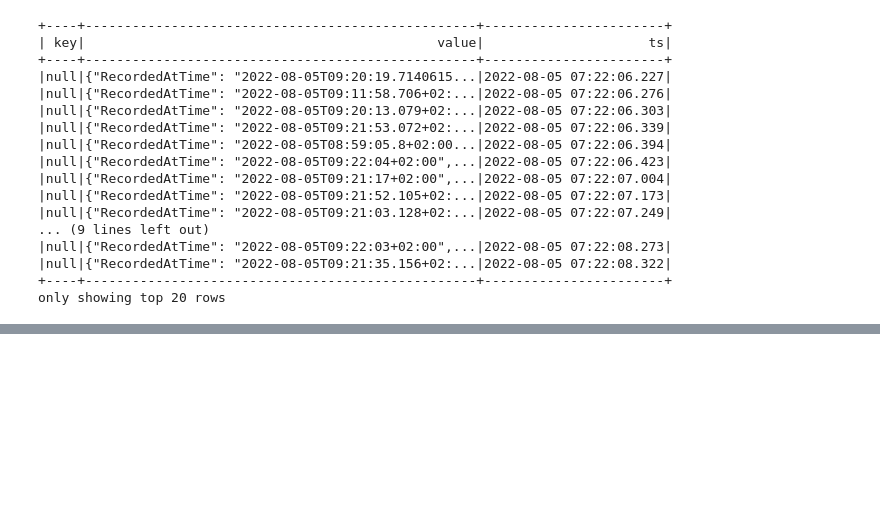
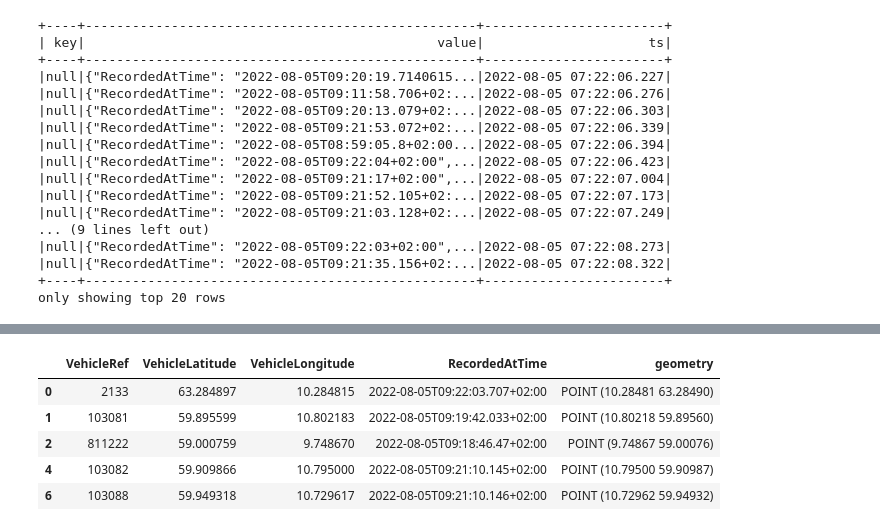
Before and after one commit to Norskeaksel/RealTimeDataProject, a Jupyter notebook: mnt/pyspark/01_Dev.ipynb, the cells around one changed output, grey strips where cells are left out. Saved outputs shown, nothing was run; the diff lists cells and outputs as text; code cells hidden in the pictures; blank space fills up the shorter version.

```diff
--- a/mnt/pyspark/01_Dev.ipynb
+++ b/mnt/pyspark/01_Dev.ipynb
@@ -116,0 +214,11 @@ only showing top 20 rows
+# %%
+geometry = geopandas.points_from_xy(df_locations.VehicleLongitude, df_locations.VehicleLatitude)
+geo_df = geopandas.GeoDataFrame(df_locations[['VehicleRef','VehicleLatitude','VehicleLongitude','RecordedAtTime']], geometry=geometry)
+geo_df.head()
+# %% [output]
+|  | VehicleRef | VehicleLatitude | VehicleLongitude | RecordedAtTime | geometry |
+| 0 | 2133 | 63.284897 | 10.284815 | 2022-08-05T09:22:03.707+02:00 | POINT (10.28481 63.28490) |
+| 1 | 103081 | 59.895599 | 10.802183 | 2022-08-05T09:19:42.033+02:00 | POINT (10.80218 59.89560) |
+| 2 | 811222 | 59.000759 | 9.748670 | 2022-08-05T09:18:46.47+02:00 | POINT (9.74867 59.00076) |
+| 4 | 103082 | 59.909866 | 10.795000 | 2022-08-05T09:21:10.145+02:00 | POINT (10.79500 59.90987) |
+| 6 | 103088 | 59.949318 | 10.729617 | 2022-08-05T09:21:10.146+02:00 | POINT (10.72962 59.94932) |
```
Also changed, not shown: parts of 14 cells of this notebook, 8 other files.
